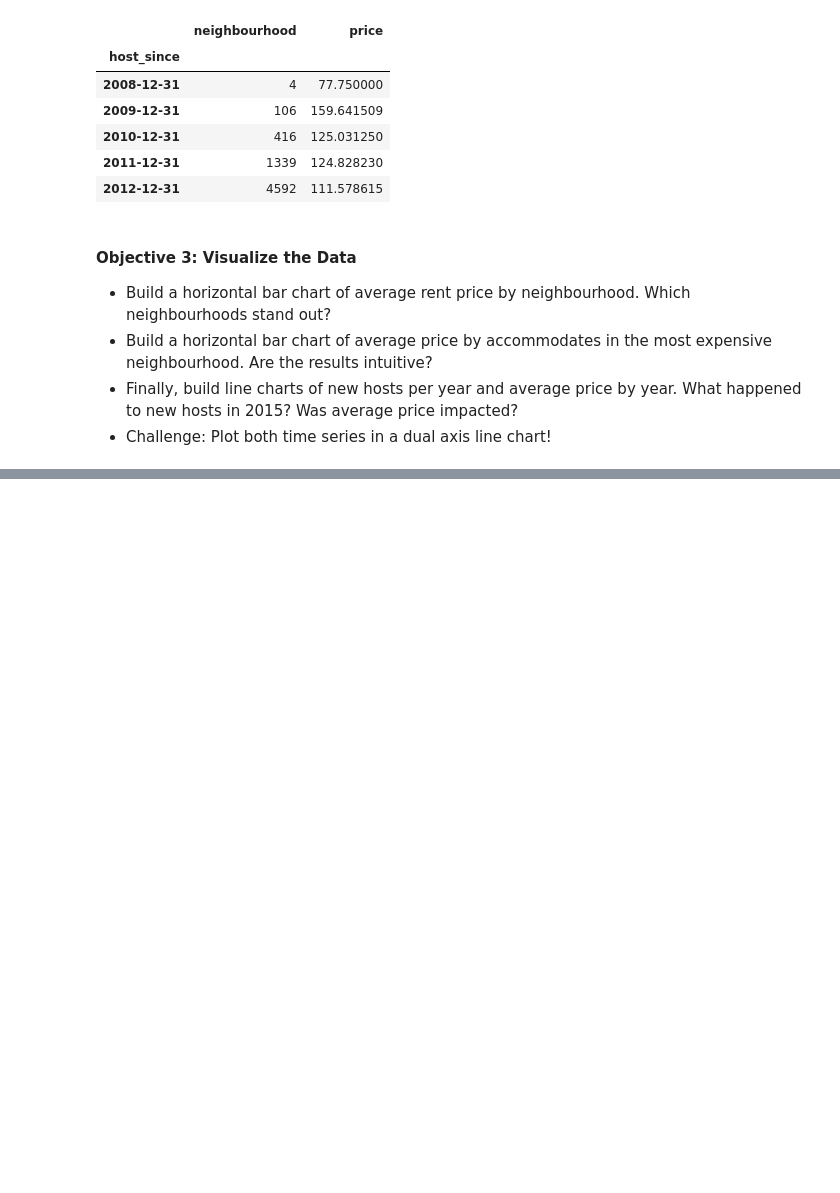
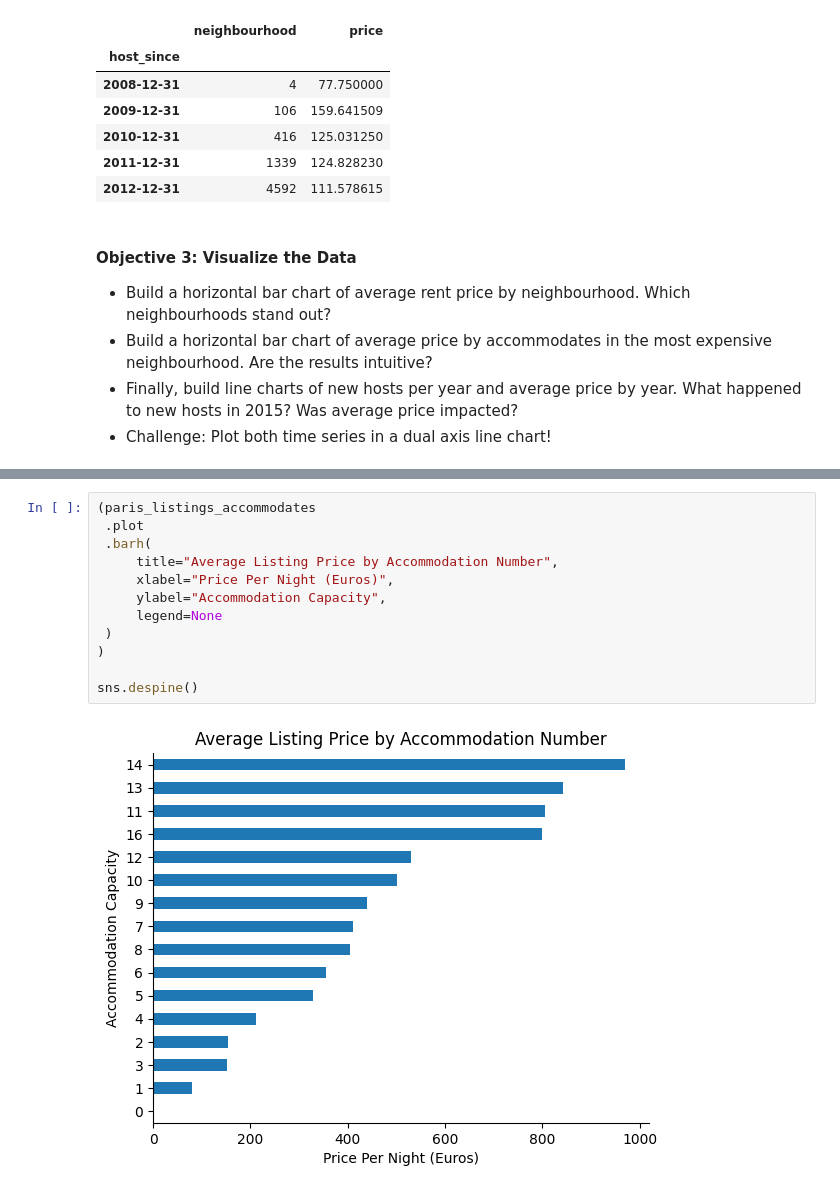
Before and after one commit to pochiman/AirBnB_Listing_Analysis, a Jupyter notebook: Python_Coursework/airbnb_analysis_starter_notebook.ipynb, the cells around one changed output, grey strips where cells are left out. Cells and saved outputs as stored; diff of their text form; blank space fills up the shorter version.

```diff
--- a/Python_Coursework/airbnb_analysis_starter_notebook.ipynb
+++ b/Python_Coursework/airbnb_analysis_starter_notebook.ipynb
@@ -196,0 +213,14 @@ paris_listings_over_time.head()
+# %%
+(paris_listings_accommodates
+ .plot
+ .barh(
+     title="Average Listing Price by Accommodation Number",
+     xlabel="Price Per Night (Euros)",
+     ylabel="Accommodation Capacity",
+     legend=None
+ )
+)
+
+sns.despine()
+# %% [output]
+[figure, added]
```
Also changed, not shown: parts of 4 cells of this notebook.
